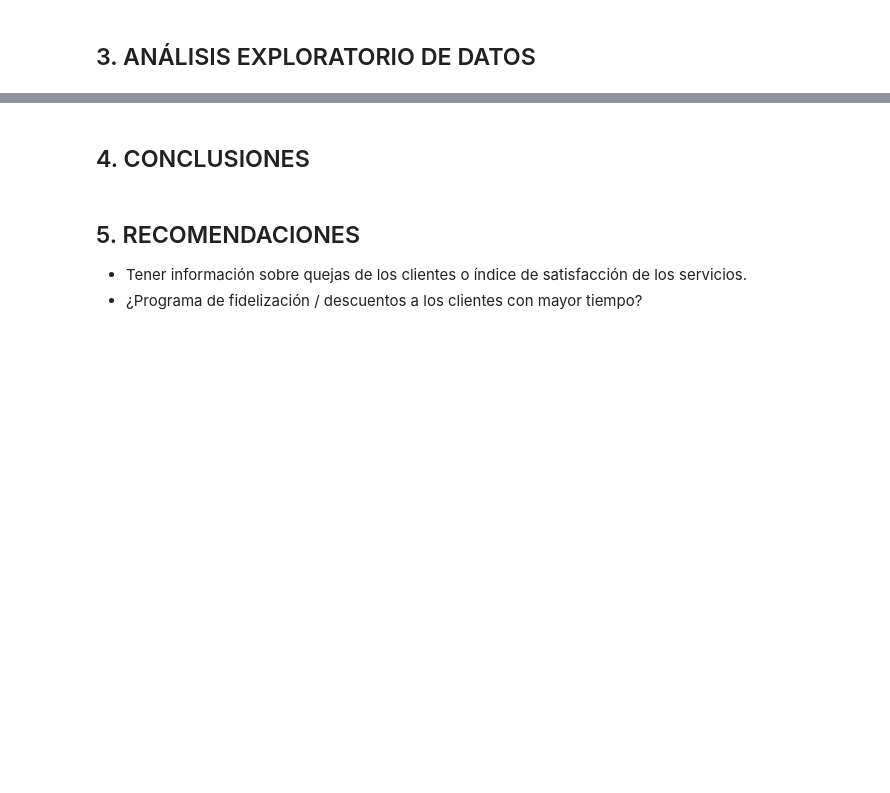
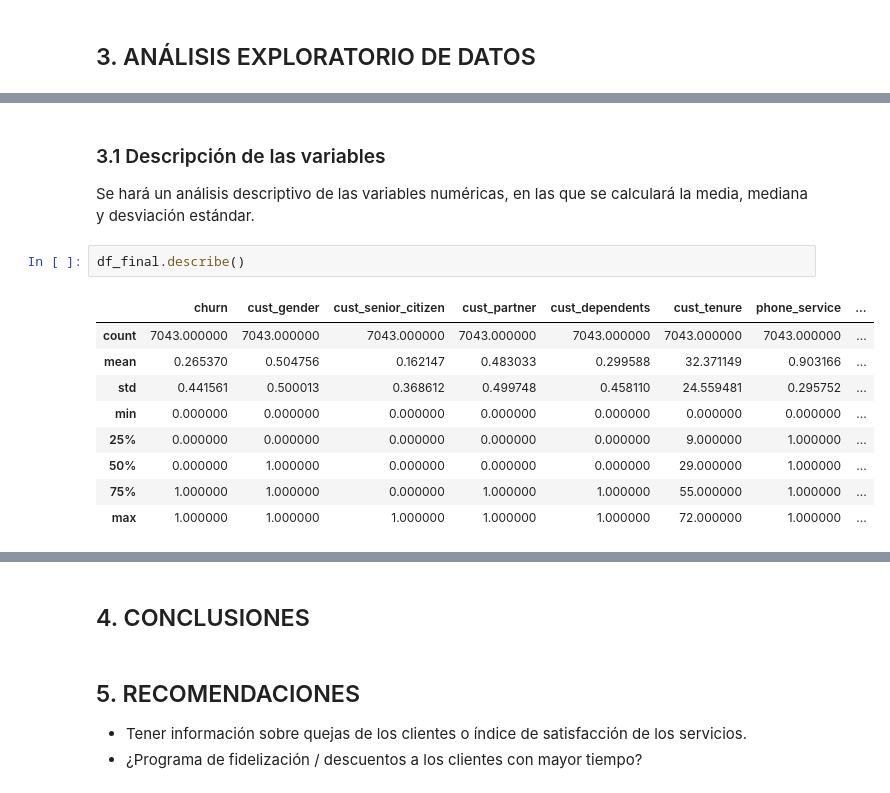
Before and after one commit to ecordovag/telecomx, a Jupyter notebook: telecom_x.ipynb, the cells around one changed output, grey strips where cells are left out. Cells and saved outputs as stored; diff of their text form; blank space fills up the shorter version.

```diff
--- a/telecom_x.ipynb
+++ b/telecom_x.ipynb
@@ -493,0 +471,15 @@ plt.show()
+# %% [markdown]
+### 3.1 Descripción de las variables
+Se hará un análisis descriptivo de las variables numéricas, en las que se calculará la media, mediana y desviación estándar.
+# %%
+df_final.describe()
+# %% [output]
+|  | churn | cust_gender | cust_senior_citizen | cust_partner | cust_dependents | cust_tenure | phone_service | ... |
+| count | 7043.000000 | 7043.000000 | 7043.000000 | 7043.000000 | 7043.000000 | 7043.000000 | 7043.000000 | ... |
+| mean | 0.265370 | 0.504756 | 0.162147 | 0.483033 | 0.299588 | 32.371149 | 0.903166 | ... |
+| std | 0.441561 | 0.500013 | 0.368612 | 0.499748 | 0.458110 | 24.559481 | 0.295752 | ... |
+| min | 0.000000 | 0.000000 | 0.000000 | 0.000000 | 0.000000 | 0.000000 | 0.000000 | ... |
+| 25% | 0.000000 | 0.000000 | 0.000000 | 0.000000 | 0.000000 | 9.000000 | 1.000000 | ... |
+| 50% | 0.000000 | 1.000000 | 0.000000 | 0.000000 | 0.000000 | 29.000000 | 1.000000 | ... |
+| 75% | 1.000000 | 1.000000 | 0.000000 | 1.000000 | 1.000000 | 55.000000 | 1.000000 | ... |
+| max | 1.000000 | 1.000000 | 1.000000 | 1.000000 | 1.000000 | 72.000000 | 1.000000 | ... |
```
Also changed, not shown: parts of 21 cells of this notebook.
